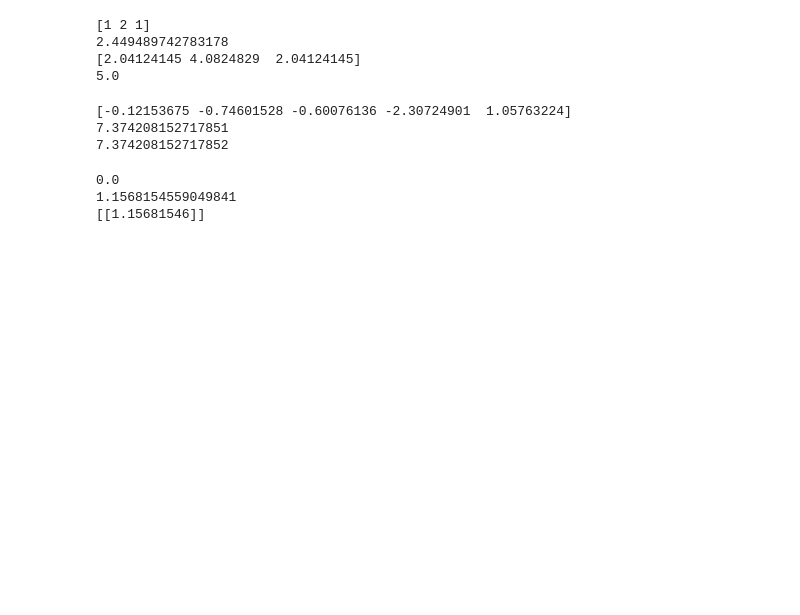
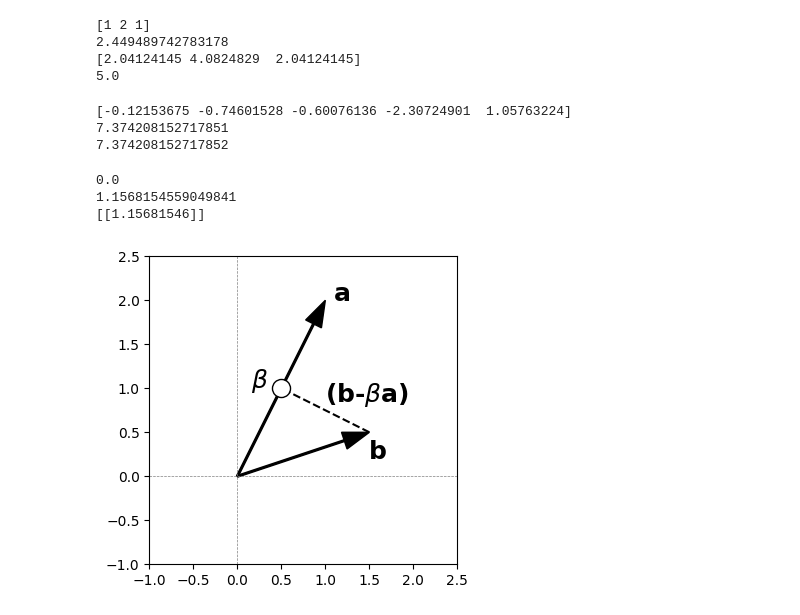
Before and after one commit to PeterykSong/Document, a Jupyter notebook: Lecture/Mathmatics/LinearAlgebra_basic.ipynb, the cells around one changed output. Cells and saved outputs as stored; diff of their text form; code cells hidden in the pictures; blank space fills up the shorter version.

```diff
--- a/Lecture/Mathmatics/LinearAlgebra_basic.ipynb
+++ b/Lecture/Mathmatics/LinearAlgebra_basic.ipynb
@@ -257,3 +257,44 @@ print(np.dot(a.T,b))
 0.0
 1.1568154559049841
 [[1.15681546]]
+# %%
+# the vectors a and b
+a = np.array([1,2])
+b = np.array([1.5,.5])
+
+# compute beta
+beta = np.dot(a,b) / np.dot(a,a)
+
+# compute the projection vector (not explicitly used in the plot)
+projvect = b - beta*a
+
+
+# draw the figure
+plt.figure(figsize=(4,4))
+
+# vectors
+plt.arrow(0,0,a[0],a[1],head_width=.2,width=.02,color='k',length_includes_head=True)
+plt.arrow(0,0,b[0],b[1],head_width=.2,width=.02,color='k',length_includes_head=True)
+
+# projection vector
+plt.plot([b[0],beta*a[0]],[b[1],beta*a[1]],'k--')
+
+# projection on a
+plt.plot(beta*a[0],beta*a[1],'ko',markerfacecolor='w',markersize=13)
+
+# make the plot look nicer
+plt.plot([-1,2.5],[0,0],'--',color='gray',linewidth=.5)
+plt.plot([0,0],[-1,2.5],'--',color='gray',linewidth=.5)
+
+# add labels
+plt.text(a[0]+.1,a[1],'a',fontweight='bold',fontsize=18)
+plt.text(b[0],b[1]-.3,'b',fontweight='bold',fontsize=18)
+plt.text(beta*a[0]-.35,beta*a[1],r'$\beta$',fontweight='bold',fontsize=18)
+plt.text((b[0]+beta*a[0])/2,(b[1]+beta*a[1])/2+.1,r'(b-$\beta$a)',fontweight='bold',fontsize=18)
+
+# some finishing touches
+plt.axis('square')
+plt.axis([-1,2.5,-1,2.5])
+plt.show()
+# %% [output]
+[figure, added]
```
